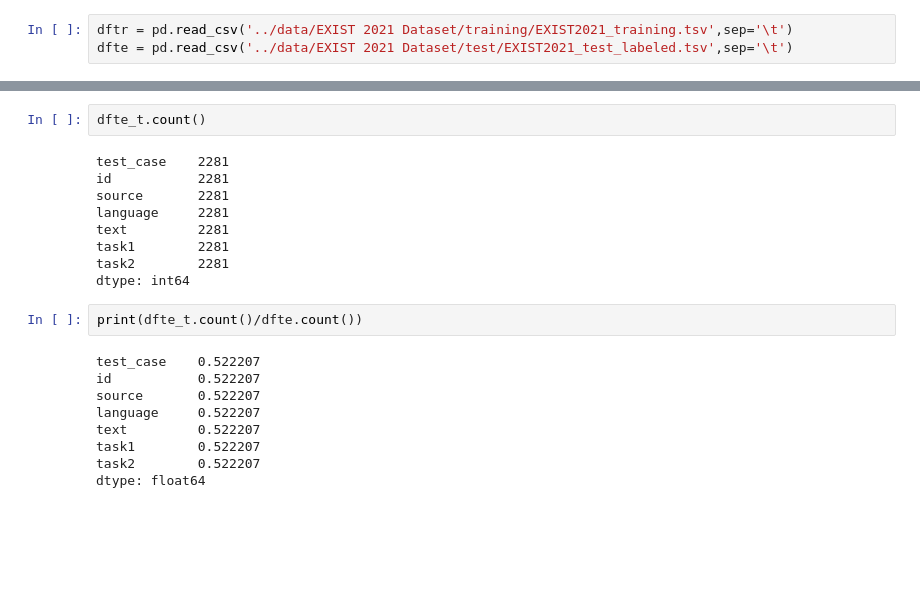
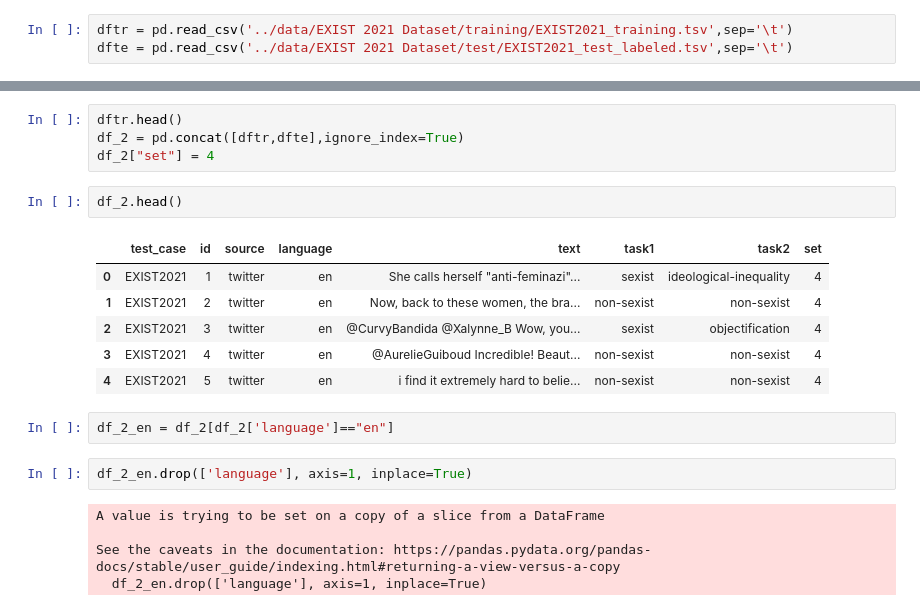
Before and after one commit to sergiopuertas/SexismAlarm, a Jupyter notebook: src/data_preparation/join_datasets.ipynb, the cells around one changed output, grey strips where cells are left out. Drawn from its saved outputs; the diff is of its cells as text; blank space fills up the shorter version.

```diff
--- a/src/data_preparation/join_datasets.ipynb
+++ b/src/data_preparation/join_datasets.ipynb
@@ -143,22 +102,22 @@ dtype: float64
-# %%
-dfte_t.count()
-# %% [output]
-test_case    2281
-id           2281
-source       2281
-language     2281
-text         2281
-task1        2281
-task2        2281
-dtype: int64
-# %%
-print(dfte_t.count()/dfte.count())
-# %% [output]
-test_case    0.522207
-id           0.522207
-source       0.522207
-language     0.522207
-text         0.522207
-task1        0.522207
-task2        0.522207
-dtype: float64
+# %%
+dftr.head()
+df_2 = pd.concat([dftr,dfte],ignore_index=True)
+df_2["set"] = 4
+# %%
+df_2.head()
+# %% [output]
+|  | test_case | id | source | language | text | task1 | task2 | set |
+| 0 | EXIST2021 | 1 | twitter | en | She calls herself "anti-feminazi"... | sexist | ideological-inequality | 4 |
+| 1 | EXIST2021 | 2 | twitter | en | Now, back to these women, the bra... | non-sexist | non-sexist | 4 |
+| 2 | EXIST2021 | 3 | twitter | en | @CurvyBandida @Xalynne_B Wow, you... | sexist | objectification | 4 |
+| 3 | EXIST2021 | 4 | twitter | en | @AurelieGuiboud Incredible! Beaut... | non-sexist | non-sexist | 4 |
+| 4 | EXIST2021 | 5 | twitter | en | i find it extremely hard to belie... | non-sexist | non-sexist | 4 |
+# %%
+df_2_en = df_2[df_2['language']=="en"]
+# %%
+df_2_en.drop(['language'], axis=1, inplace=True)
+# %% [output]
+A value is trying to be set on a copy of a slice from a DataFrame
+
+See the caveats in the documentation: https://pandas.pydata.org/pandas-docs/stable/user_guide/indexing.html#returning-a-view-versus-a-copy
+  df_2_en.drop(['language'], axis=1, inplace=True)
```
Also changed, not shown: parts of 17 cells of this notebook, 11 other files.
